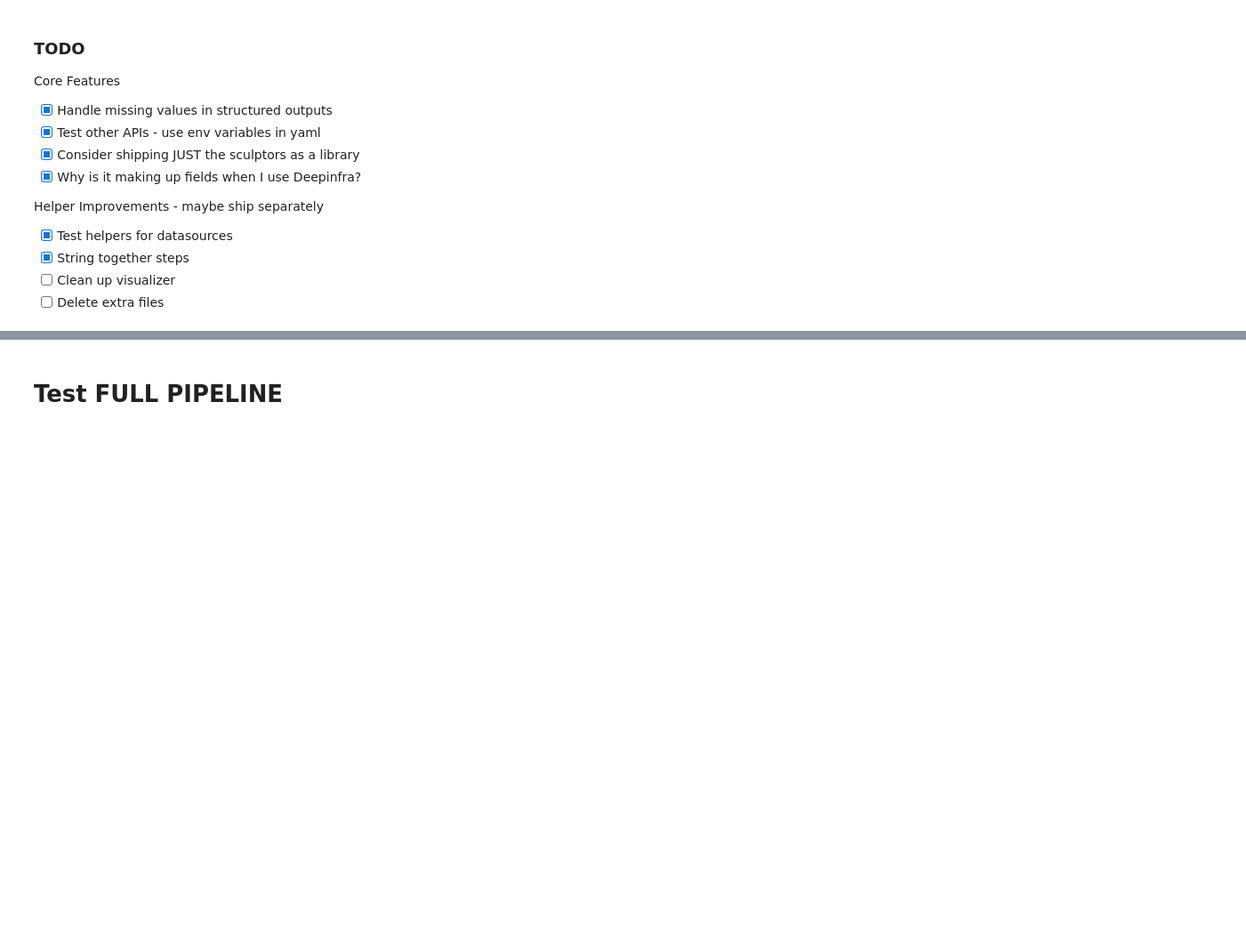
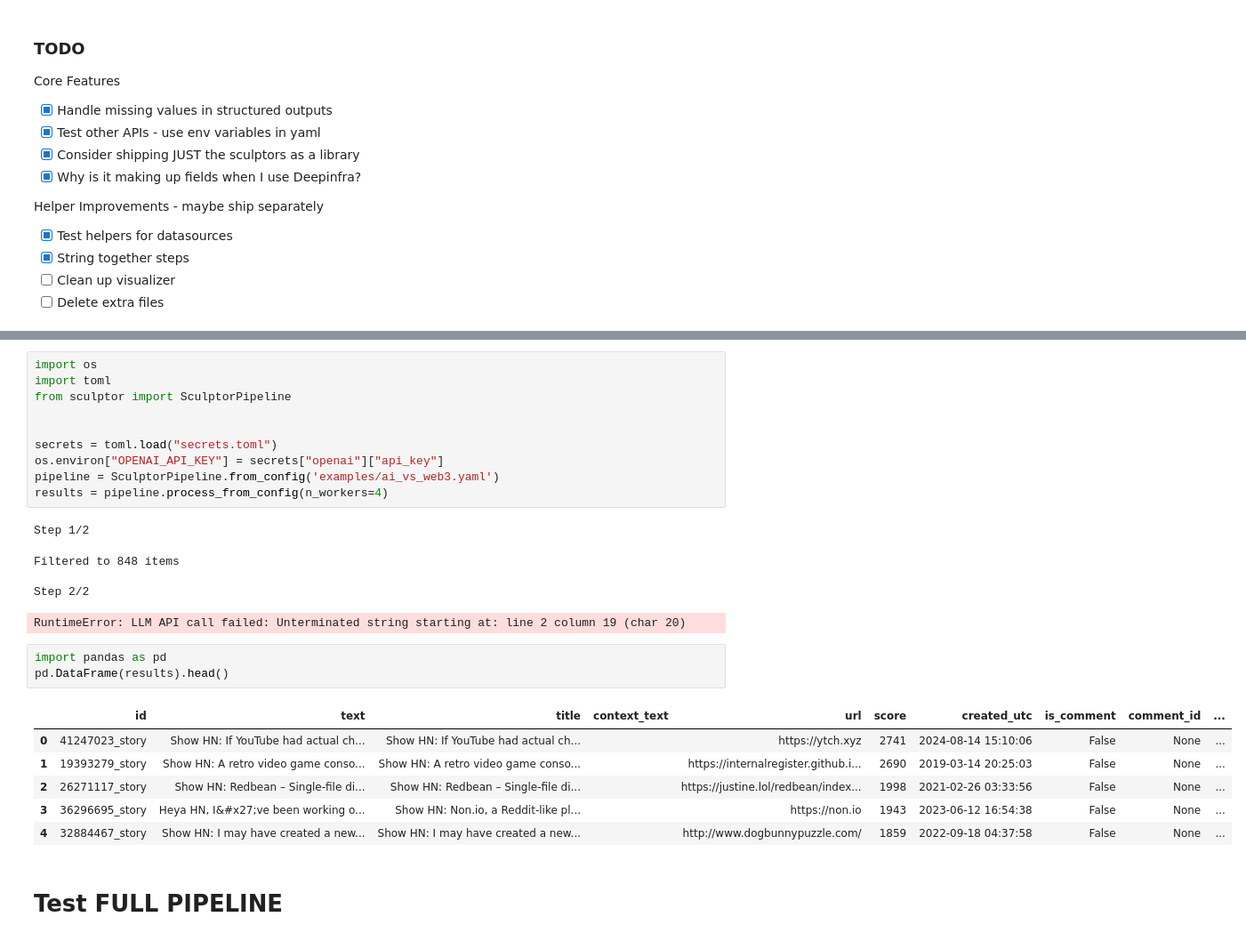
Before and after one commit to bturtel/datasculpt, a Jupyter notebook: example.ipynb, the cells around one changed output, grey strips where cells are left out. Shown at 89% size. Drawn from its saved outputs; the diff is of its cells as text; blank space fills up the shorter version.

```diff
--- a/example.ipynb
+++ b/example.ipynb
@@ -15,3 +40,29 @@ Helper Improvements - maybe ship separately
+# %%
+import os
+import toml
+from sculptor import SculptorPipeline
+
+
+secrets = toml.load("secrets.toml")
+os.environ["OPENAI_API_KEY"] = secrets["openai"]["api_key"]
+pipeline = SculptorPipeline.from_config('examples/ai_vs_web3.yaml')
+results = pipeline.process_from_config(n_workers=4)
+# %% [output]
+Step 1/2
+Filtered to 848 items
+
+Step 2/2
+RuntimeError: LLM API call failed: Unterminated string starting at: line 2 column 19 (char 20)
+# %%
+import pandas as pd
+pd.DataFrame(results).head()
+# %% [output]
+|  | id | text | title | context_text | url | score | created_utc | is_comment | comment_id | ... |
+| 0 | 41247023_story | Show HN: If YouTube had actual ch... | Show HN: If YouTube had actual ch... |  | https://ytch.xyz | 2741 | 2024-08-14 15:10:06 | False | None | ... |
+| 1 | 19393279_story | Show HN: A retro video game conso... | Show HN: A retro video game conso... |  | https://internalregister.github.i... | 2690 | 2019-03-14 20:25:03 | False | None | ... |
+| 2 | 26271117_story | Show HN: Redbean – Single-file di... | Show HN: Redbean – Single-file di... |  | https://justine.lol/redbean/index... | 1998 | 2021-02-26 03:33:56 | False | None | ... |
+| 3 | 36296695_story | Heya HN, I&#x27;ve been working o... | Show HN: Non.io, a Reddit-like pl... |  | https://non.io | 1943 | 2023-06-12 16:54:38 | False | None | ... |
+| 4 | 32884467_story | Show HN: I may have created a new... | Show HN: I may have created a new... |  | http://www.dogbunnypuzzle.com/ | 1859 | 2022-09-18 04:37:58 | False | None | ... |
 # %% [markdown]
 # Test FULL PIPELINE
 # %%
```
Also changed, not shown: parts of 5 cells of this notebook, 3 other files.
